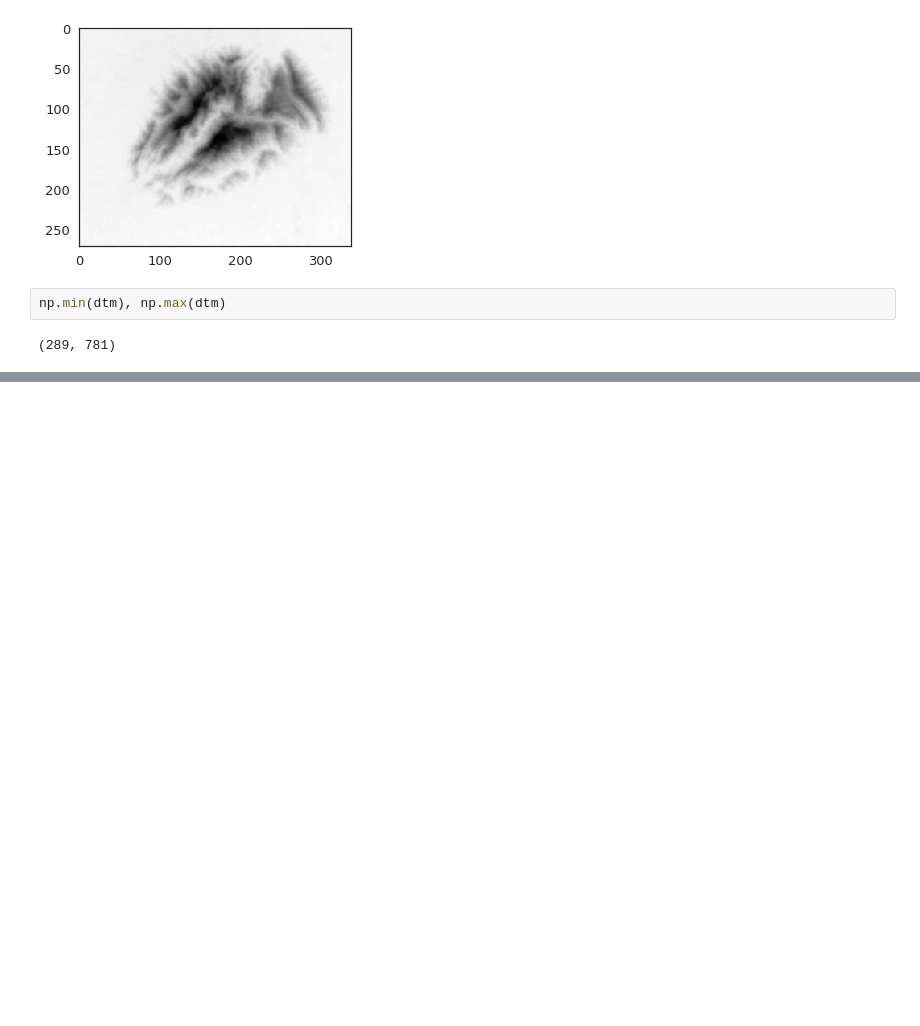
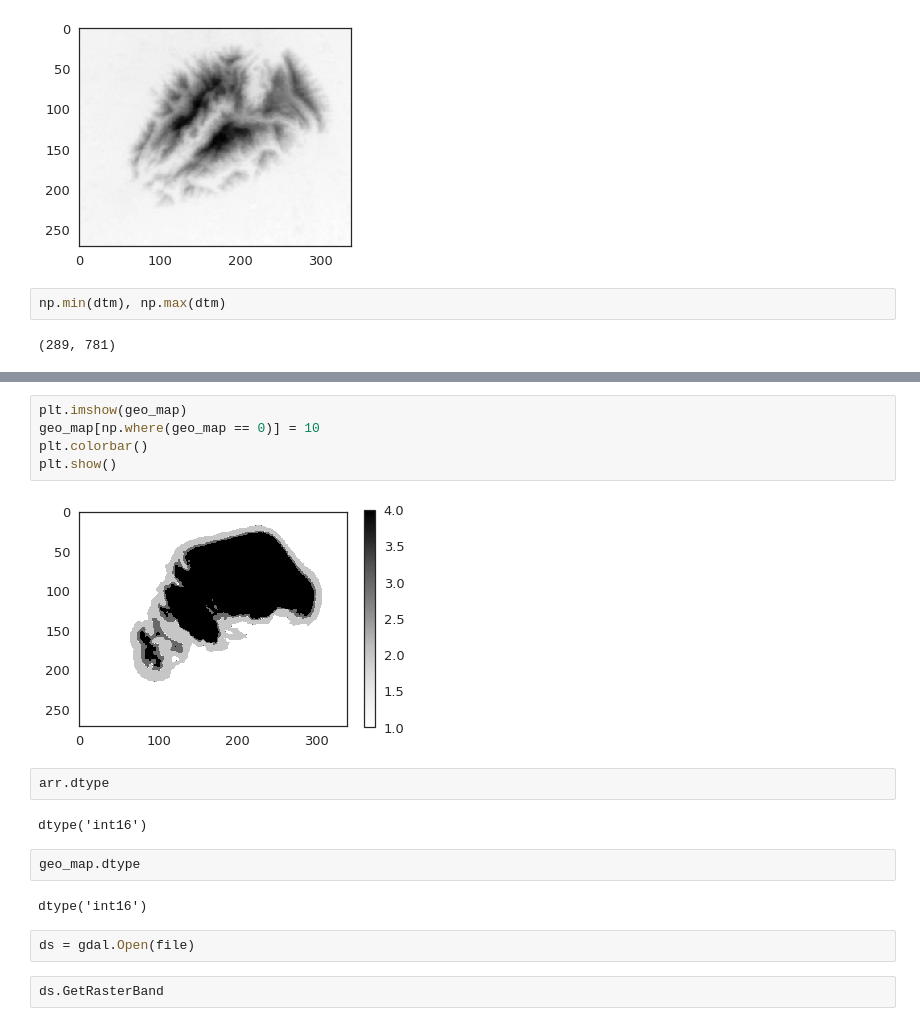
Before and after one commit to cgre-aachen/remote-geomod, a Jupyter notebook: notebooks/03_geological_modeling.ipynb, the cells around one changed output, grey strips where cells are left out. Cells and saved outputs as stored; diff of their text form; blank space fills up the shorter version.

```diff
--- a/notebooks/03_geological_modeling.ipynb
+++ b/notebooks/03_geological_modeling.ipynb
@@ -170,0 +222,19 @@ np.min(dtm), np.max(dtm)
+# %%
+plt.imshow(geo_map)
+geo_map[np.where(geo_map == 0)] = 10
+plt.colorbar()
+plt.show()
+# %% [output]
+[figure, added]
+# %%
+arr.dtype
+# %% [output]
+dtype('int16')
+# %%
+geo_map.dtype
+# %% [output]
+dtype('int16')
+# %%
+ds = gdal.Open(file)
+# %%
+ds.GetRasterBand
```
Also changed, not shown: parts of 3 cells of this notebook.
